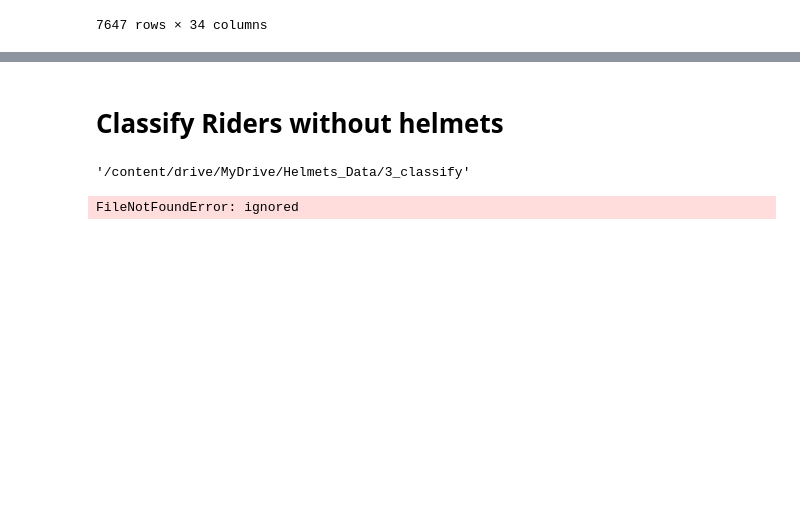
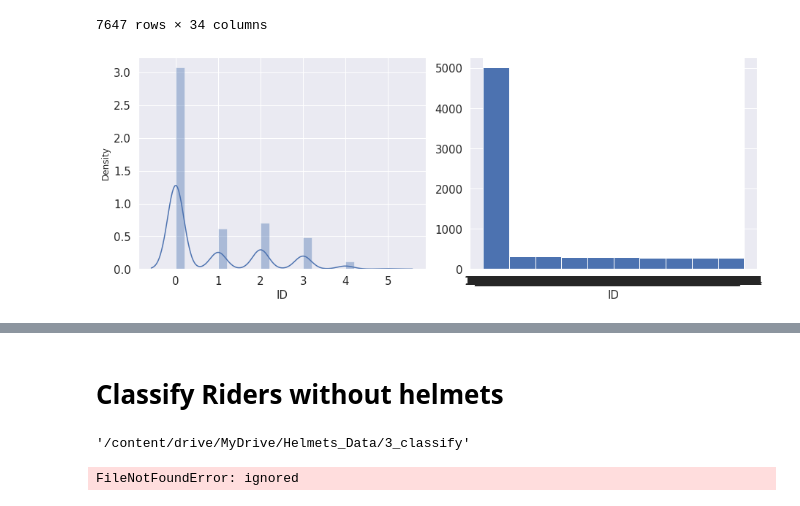
Before and after one commit to Suvodeep-Das/Diamond-Pricing-Model, a Jupyter notebook: MachineGeeks.ipynb, the cells around one changed output, grey strips where cells are left out. Drawn from its saved outputs; the diff is of its cells as text; code cells hidden in the pictures; blank space fills up the shorter version.

```diff
--- a/MachineGeeks.ipynb
+++ b/MachineGeeks.ipynb
@@ -558,3 +558,20 @@ df2
 | 7645 | 999756883 | 0 | 09-06-51 | 0 | 13 | 36,835 | 167,142 | 20 | 17,360 | 32,434 | ... |
 | 7646 | 999799289 | 0 | 21-07-52 | 0 | 13 | 58,273 | 238,850 | 33 | 12,030 | 0 | ... |
 7647 rows × 34 columns
+# %%
+fig, (ax2,ax3)=plt.subplots(1,2,figsize=(13,5))
+
+#distplot
+sns.distplot(df2['CLM_FREQ'],ax=ax2)
+ax2.set_xlabel('ID', fontsize=15)
+ax2.tick_params(labelsize=15)
+
+#histogram
+ax3.hist(df2['OLDCLAIM'])
+ax3.set_xlabel('ID', fontsize=15)
+ax3.tick_params(labelsize=15)
+
+plt.subplots_adjust(wspace=0.5)
+plt.tight_layout()
+# %% [output]
+[figure, added]
```
Also changed, not shown: parts of 2 cells of this notebook.
